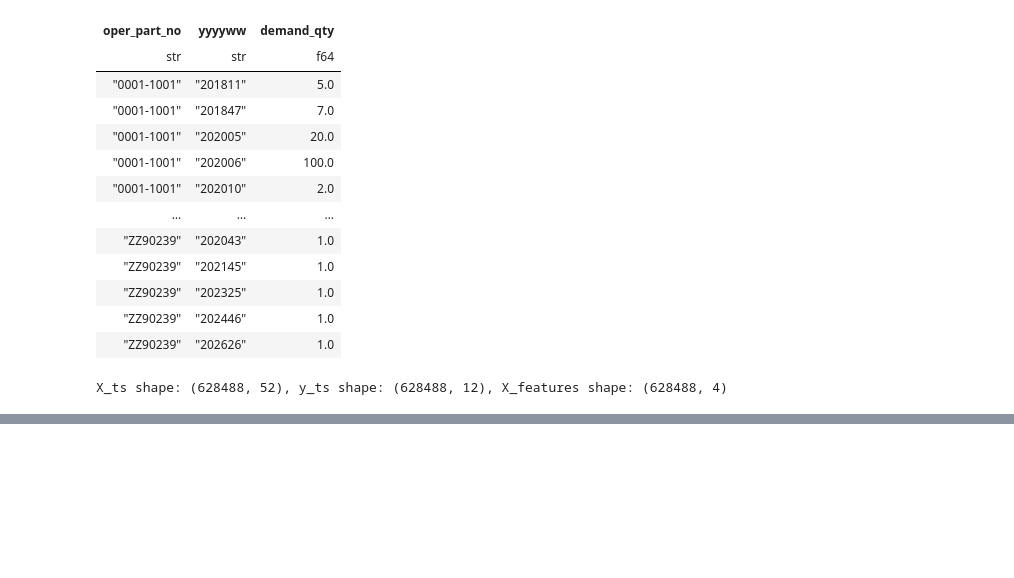
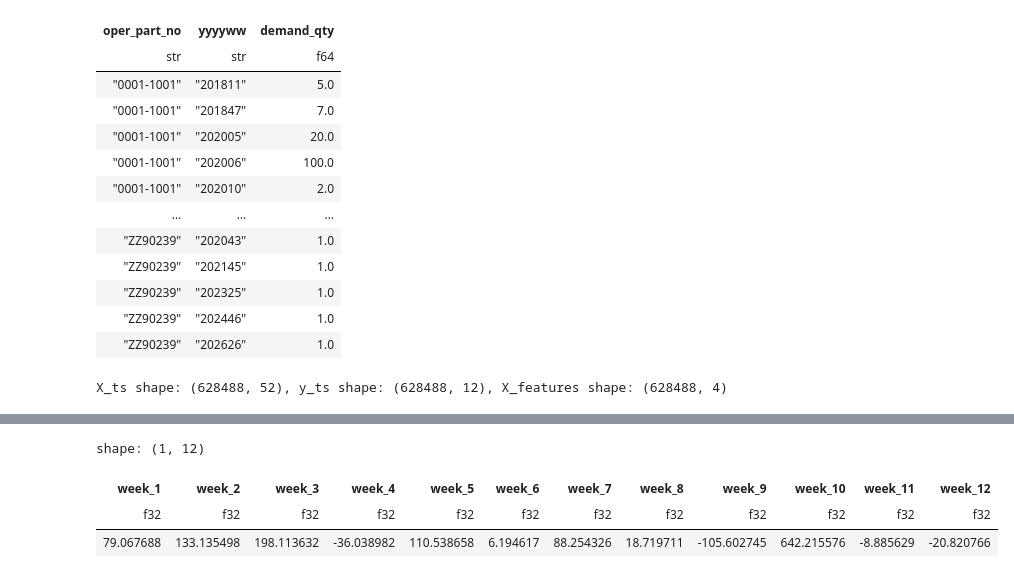
Before and after one commit to LeeKwanHyeong/data_research, a Jupyter notebook: preprocessing/preprocessing1.ipynb, the cells around one changed output, grey strips where cells are left out. Drawn from its saved outputs; the diff is of its cells as text; code cells hidden in the pictures; blank space fills up the shorter version.

```diff
--- a/preprocessing/preprocessing1.ipynb
+++ b/preprocessing/preprocessing1.ipynb
@@ -396,0 +486,19 @@ epoch 0
+# %%
+model.eval()
+predictions = []
+with torch.no_grad():
+    for X_ts_batch, X_feat_batch, _ in val_loader:
+        X_ts_batch = X_ts_batch.to(device)
+        X_feat_batch = X_feat_batch.to(device)
+        preds = model(X_ts_batch, X_feat_batch)
+        predictions.append(preds.cpu().numpy())
+
+predictions = np.concatenate(predictions, axis = 0)
+predictions_inverse = scaler_y.inverse_transform(
+    predictions.reshape(-1, 1)
+).reshape(predictions.shape)
+
+weeks = [f'week_{i+1}' for i in range(horizon)]
+result_df = pl.DataFrame({weeks[i]: predictions_inverse[:, i] for i in range(horizon)})
+print('예측 결과 샘플')
+print(result_df)
@@ -396,0 +523,7 @@ epoch 0
+# %%
+result_df[1]
+# %% [output]
+shape: (1, 12)
+| week_1 | week_2 | week_3 | week_4 | week_5 | week_6 | week_7 | week_8 | week_9 | week_10 | week_11 | week_12 |
+| f32 | f32 | f32 | f32 | f32 | f32 | f32 | f32 | f32 | f32 | f32 | f32 |
+| 79.067688 | 133.135498 | 198.113632 | -36.038982 | 110.538658 | 6.194617 | 88.254326 | 18.719711 | -105.602745 | 642.215576 | -8.885629 | -20.820766 |
```
Also changed, not shown: parts of 9 cells of this notebook, 3 other files.
